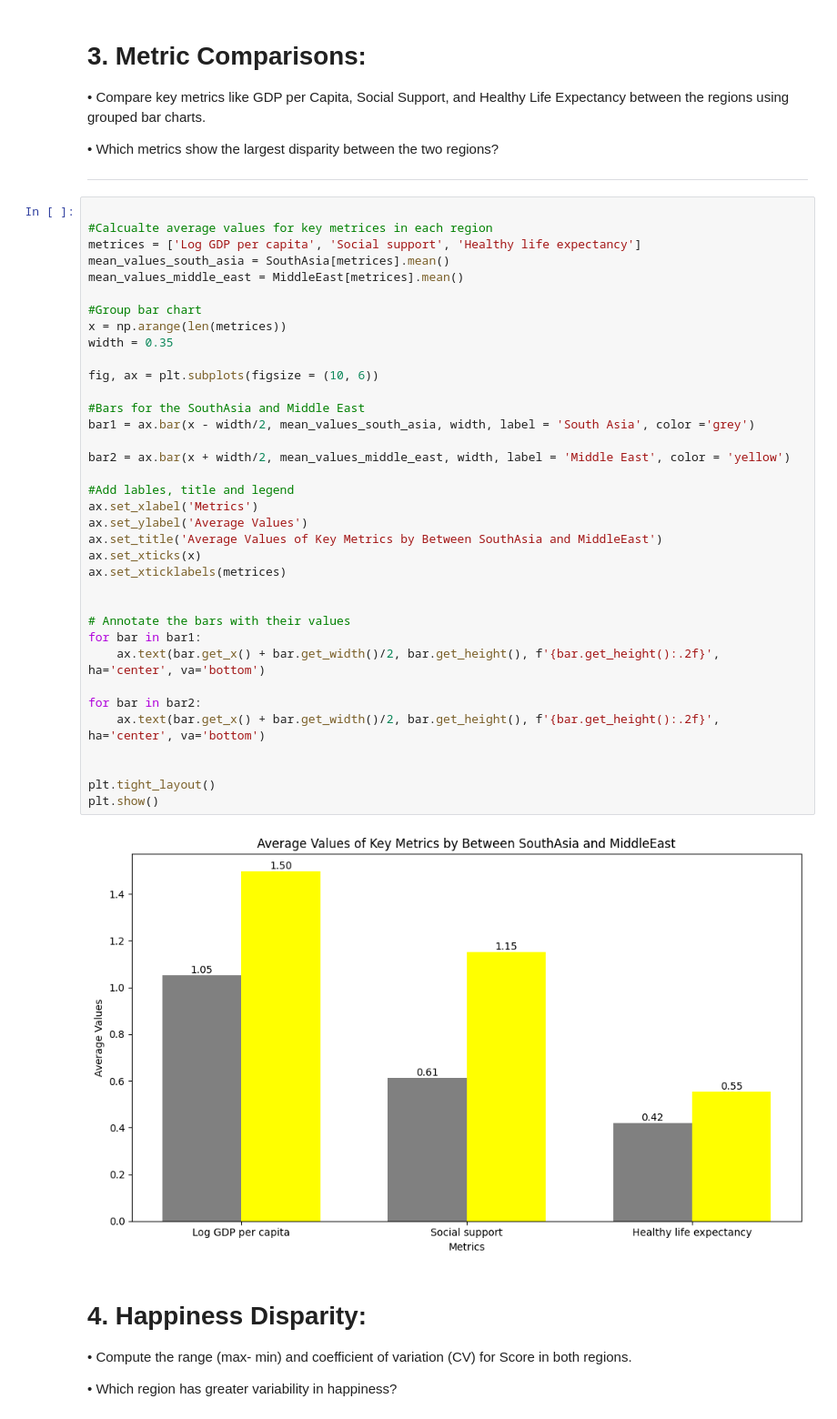
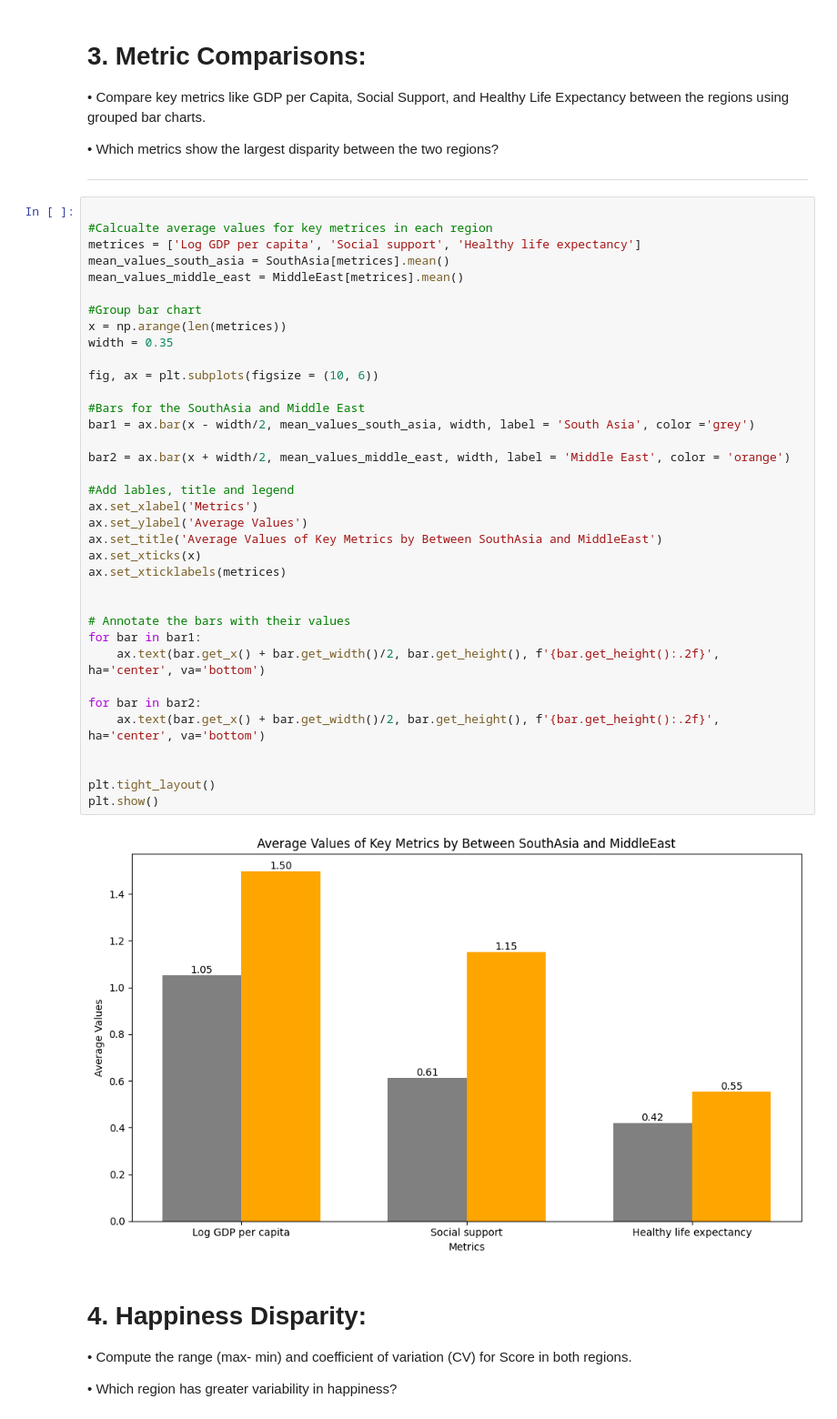
Before and after one commit to SurajTamang206/Working-With-Data, a Jupyter notebook: 2434749_SurajTamang.ipynb, the cells around one changed output. Shown at 91% size. Drawn from its saved outputs; the diff is of its cells as text.

```diff
--- a/2434749_SurajTamang.ipynb
+++ b/2434749_SurajTamang.ipynb
@@ -745,35 +745,35 @@ mean_values_middle_east = MiddleEast[metrices].mean()
 
 #Group bar chart
 x = np.arange(len(metrices))
 width = 0.35
 
 fig, ax = plt.subplots(figsize = (10, 6))
 
 #Bars for the SouthAsia and Middle East
 bar1 = ax.bar(x - width/2, mean_values_south_asia, width, label = 'South Asia', color ='grey')
 
-bar2 = ax.bar(x + width/2, mean_values_middle_east, width, label = 'Middle East', color = 'yellow')
+bar2 = ax.bar(x + width/2, mean_values_middle_east, width, label = 'Middle East', color = 'orange')
 
 #Add lables, title and legend
 ax.set_xlabel('Metrics')
 ax.set_ylabel('Average Values')
 ax.set_title('Average Values of Key Metrics by Between SouthAsia and MiddleEast')
 ax.set_xticks(x)
 ax.set_xticklabels(metrices)
 
 
 # Annotate the bars with their values
 for bar in bar1:
     ax.text(bar.get_x() + bar.get_width()/2, bar.get_height(), f'{bar.get_height():.2f}', ha='center', va='bottom')
 
 for bar in bar2:
     ax.text(bar.get_x() + bar.get_width()/2, bar.get_height(), f'{bar.get_height():.2f}', ha='center', va='bottom')
 
 
 plt.tight_layout()
 plt.show()
 # %% [output]
-[figure, old version]
+[figure, new version]
 # %% [markdown]
 # 4. Happiness Disparity:
 
```
Also changed, not shown: parts of 2 cells of this notebook.
